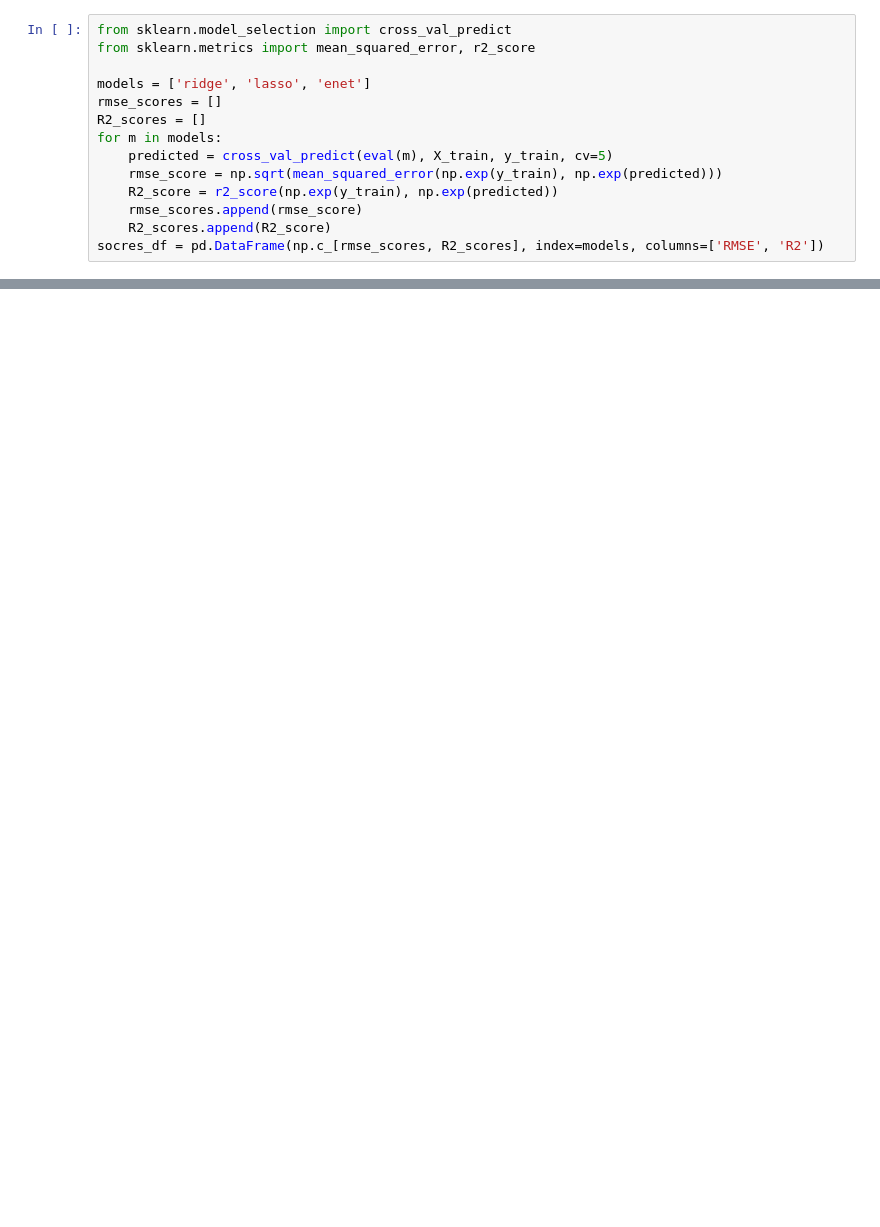
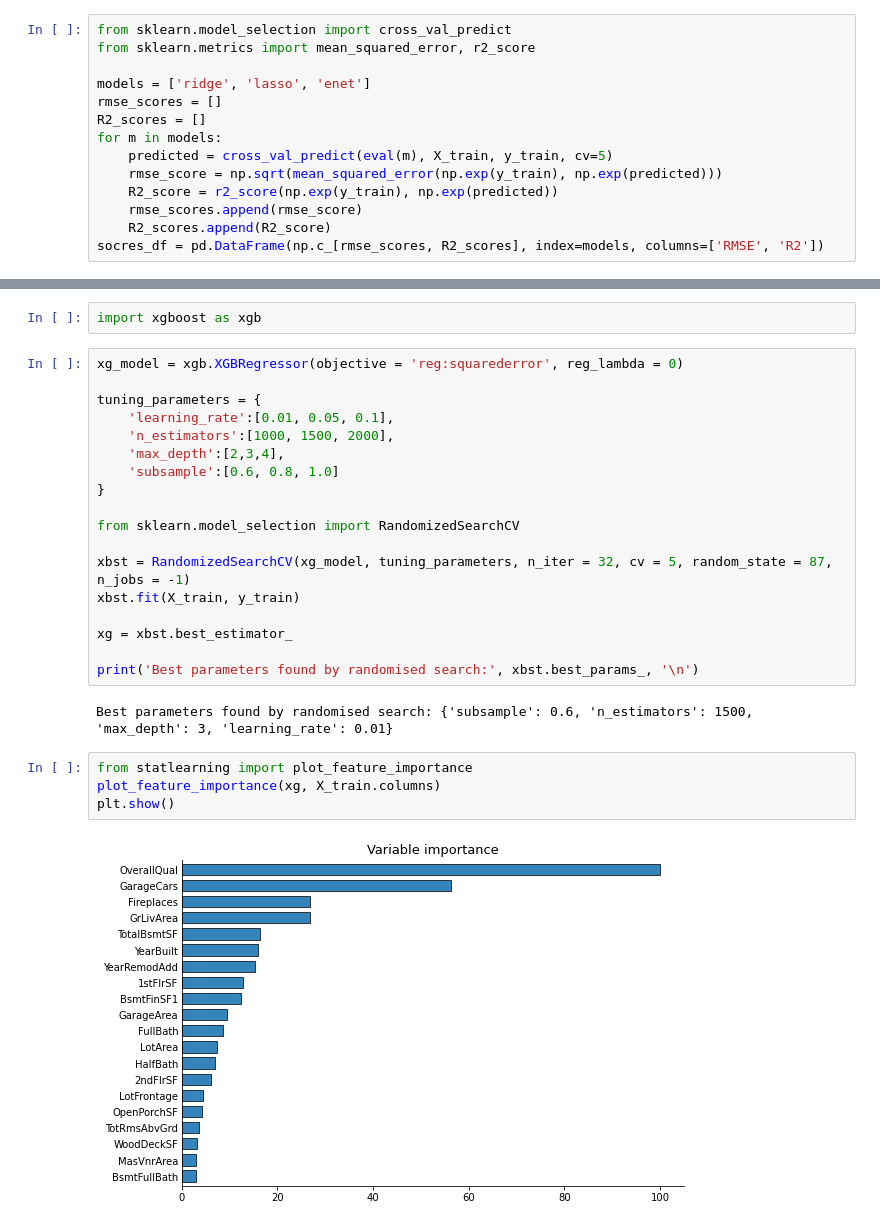
Before and after one commit to Casssiee/House-Price, a Jupyter notebook: House Prices Advance.ipynb, the cells around one changed output, grey strips where cells are left out. Cells and saved outputs as stored; diff of their text form; blank space fills up the shorter version.

```diff
--- a/House Prices Advance.ipynb
+++ b/House Prices Advance.ipynb
@@ -537,0 +523,28 @@ socres_df
+# %%
+import xgboost as xgb
+# %%
+xg_model = xgb.XGBRegressor(objective = 'reg:squarederror', reg_lambda = 0)
+
+tuning_parameters = {
+    'learning_rate':[0.01, 0.05, 0.1],
+    'n_estimators':[1000, 1500, 2000],
+    'max_depth':[2,3,4],
+    'subsample':[0.6, 0.8, 1.0]
+}
+
+from sklearn.model_selection import RandomizedSearchCV
+
+xbst = RandomizedSearchCV(xg_model, tuning_parameters, n_iter = 32, cv = 5, random_state = 87, n_jobs = -1)
+xbst.fit(X_train, y_train)
+
+xg = xbst.best_estimator_
+
+print('Best parameters found by randomised search:', xbst.best_params_, '\n')
+# %% [output]
+Best parameters found by randomised search: {'subsample': 0.6, 'n_estimators': 1500, 'max_depth': 3, 'learning_rate': 0.01}
+# %%
+from statlearning import plot_feature_importance
+plot_feature_importance(xg, X_train.columns)
+plt.show()
+# %% [output]
+[figure, added]
```
Also changed, not shown: parts of 17 cells of this notebook.
